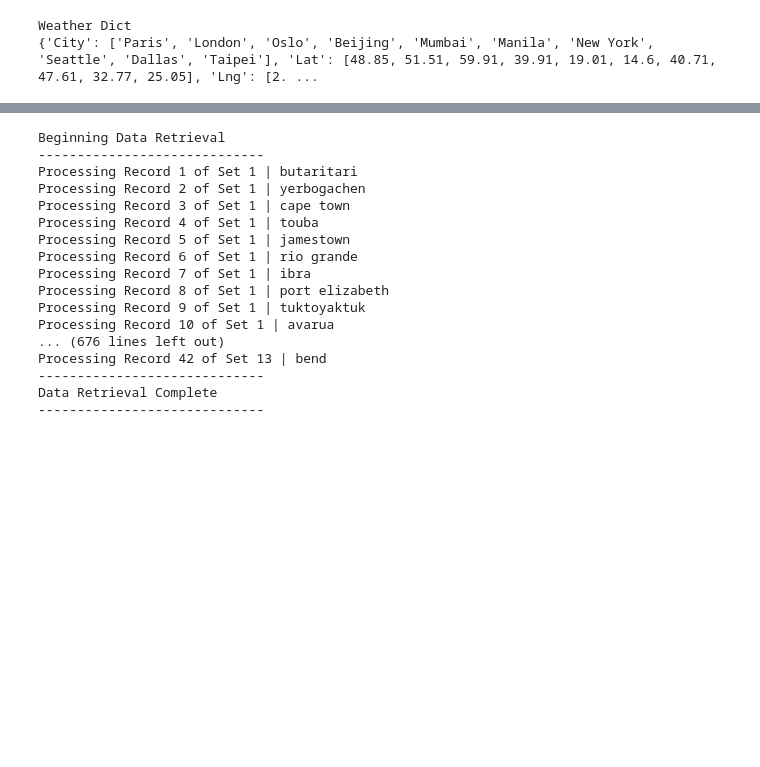
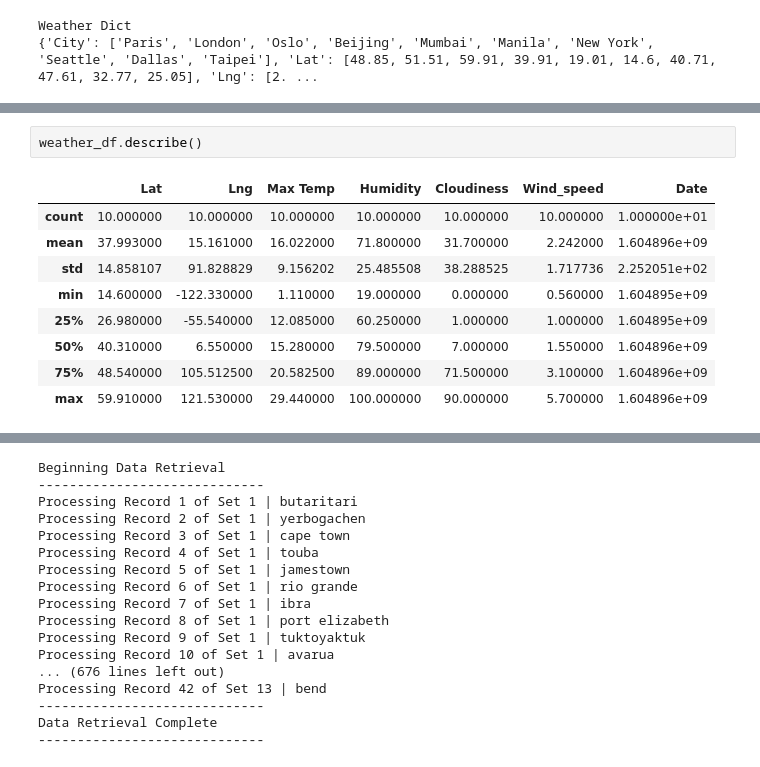
Before and after one commit to m-rivera1/python-api-challenge, a Jupyter notebook: WeatherPy/WeatherPy.ipynb, the cells around one changed output, grey strips where cells are left out. Cells and saved outputs as stored; diff of their text form; blank space fills up the shorter version.

```diff
--- a/WeatherPy/WeatherPy.ipynb
+++ b/WeatherPy/WeatherPy.ipynb
@@ -183,0 +194,12 @@ weather_df.to_csv(output_data_file)
+# %%
+weather_df.describe()
+# %% [output]
+|  | Lat | Lng | Max Temp | Humidity | Cloudiness | Wind_speed | Date |
+| count | 10.000000 | 10.000000 | 10.000000 | 10.000000 | 10.000000 | 10.000000 | 1.000000e+01 |
+| mean | 37.993000 | 15.161000 | 16.022000 | 71.800000 | 31.700000 | 2.242000 | 1.604896e+09 |
+| std | 14.858107 | 91.828829 | 9.156202 | 25.485508 | 38.288525 | 1.717736 | 2.252051e+02 |
+| min | 14.600000 | -122.330000 | 1.110000 | 19.000000 | 0.000000 | 0.560000 | 1.604895e+09 |
+| 25% | 26.980000 | -55.540000 | 12.085000 | 60.250000 | 1.000000 | 1.000000 | 1.604895e+09 |
+| 50% | 40.310000 | 6.550000 | 15.280000 | 79.500000 | 7.000000 | 1.550000 | 1.604896e+09 |
+| 75% | 48.540000 | 105.512500 | 20.582500 | 89.000000 | 71.500000 | 3.100000 | 1.604896e+09 |
+| max | 59.910000 | 121.530000 | 29.440000 | 100.000000 | 90.000000 | 5.700000 | 1.604896e+09 |
```
Also changed, not shown: parts of 4 cells of this notebook.
